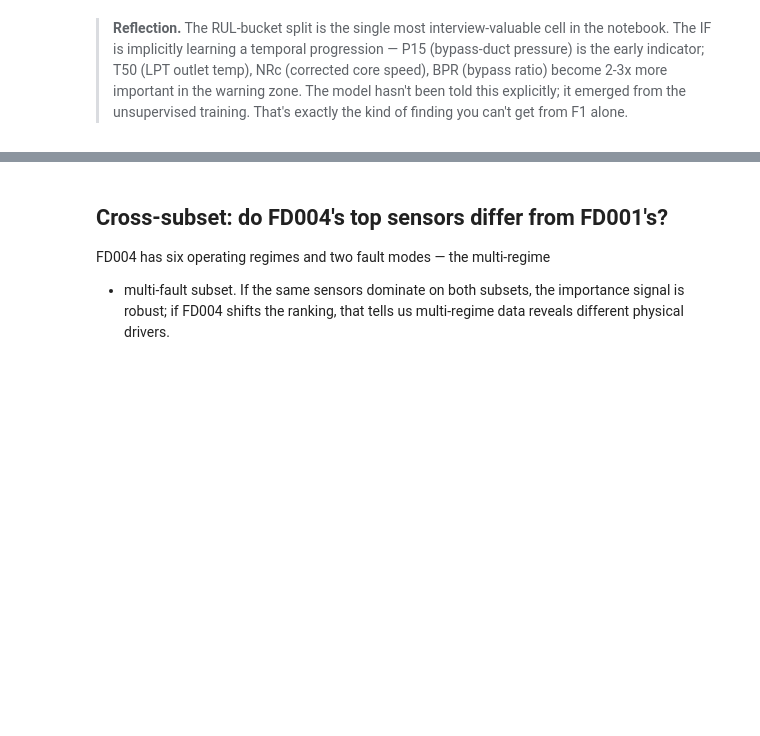
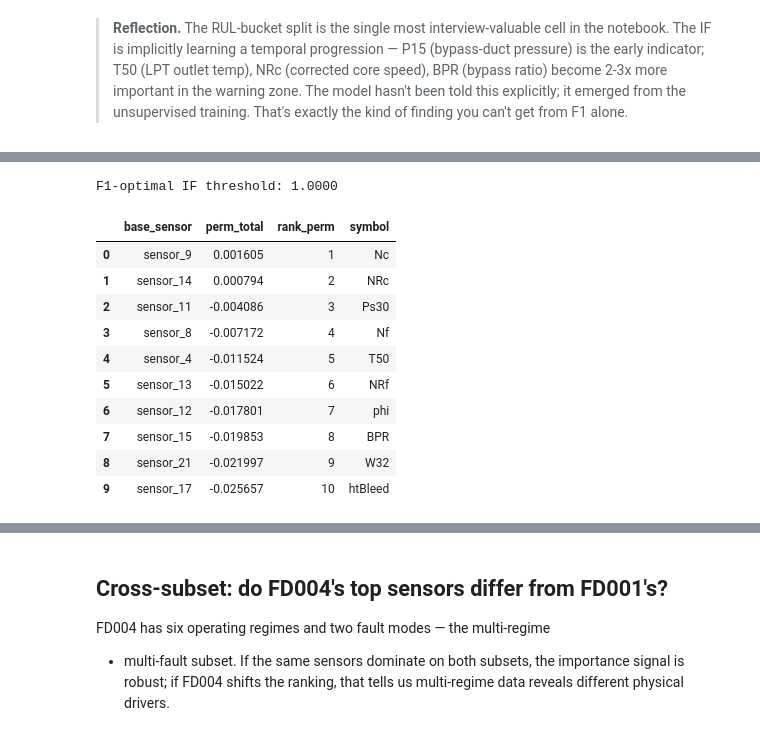
Before and after one commit to Anjanamb/sensor-anomaly-detection, a Jupyter notebook: notebooks/07_feature_importance.ipynb, the cells around one changed output, grey strips where cells are left out. Cells and saved outputs as stored; diff of their text form; code cells hidden in the pictures; blank space fills up the shorter version.

```diff
--- a/notebooks/07_feature_importance.ipynb
+++ b/notebooks/07_feature_importance.ipynb
@@ -255,0 +416,77 @@ plt.show()
+# %%
+from sklearn.base import BaseEstimator, ClassifierMixin
+from sklearn.inspection import permutation_importance
+from src.evaluation import find_optimal_threshold
+
+# Wrap the IF as a classifier-with-predict so sklearn's helper can use F1 scoring.
+# Inheriting from BaseEstimator + ClassifierMixin gives us the __sklearn_tags__
+# protocol that newer sklearn requires.
+class _IFClassifier(ClassifierMixin, BaseEstimator):
+    """Thin sklearn-compatible wrapper around IsolationForestDetector for F1 scoring."""
+    def __init__(self, detector=None, threshold=0.0):
+        self.detector = detector
+        self.threshold = threshold
+    def fit(self, X, y=None):  # no-op; already fitted
+        self.classes_ = np.array([0, 1])
+        return self
+    def predict(self, X):
+        scores = self.detector.predict(X)
+        return (scores >= self.threshold).astype(int)
+
+# Optimal threshold from full test set (matches dashboard convention)
+iso_scores = iso_001.predict(X_test)
+thr = find_optimal_threshold(y_test, iso_scores)
+print(f"F1-optimal IF threshold: {thr:.4f}")
+
+clf = _IFClassifier(detector=iso_001, threshold=thr).fit(X_test, y_test)
+
+# Permutation importance (subsample to 1000 rows to keep it quick)
+rng = np.random.default_rng(42)
+sub_idx = rng.choice(len(X_test), size=min(1000, len(X_test)), replace=False)
+perm = permutation_importance(
+    clf, X_test[sub_idx], y_test[sub_idx],
+    scoring='f1', n_repeats=5, random_state=42, n_jobs=1,
+)
+
+perm_df = pd.DataFrame({
+    'feature': feature_cols_001,
+    'perm_importance': perm.importances_mean,
+    'perm_std': perm.importances_std,
+}).sort_values('perm_importance', ascending=False).reset_index(drop=True)
+perm_df['rank_perm'] = range(1, len(perm_df) + 1)
+
+# Aggregate to per-sensor (sum across each sensor's engineered features)
+def _base_of(f):
+    for fam in ('roll_mean', 'roll_std', 'ewma', 'lag', 'diff', 'skew', 'kurt'):
+        marker = f'_{fam}_'
+        if marker in f:
+            return f.split(marker)[0]
+    return f
+
+perm_df['base_sensor'] = perm_df['feature'].apply(_base_of)
+perm_sensor = (
+    perm_df[perm_df['base_sensor'].str.startswith('sensor_')]
+    .groupby('base_sensor', as_index=False)
+    .agg(perm_total=('perm_importance', 'sum'))
+    .sort_values('perm_total', ascending=False)
+    .reset_index(drop=True)
+)
+perm_sensor['rank_perm'] = range(1, len(perm_sensor) + 1)
+perm_sensor = perm_sensor.merge(
+    SENSOR_TABLE.reset_index().rename(columns={'sensor': 'base_sensor'})[['base_sensor', 'symbol']],
+    on='base_sensor', how='left',
+)
+perm_sensor.head(10)
+# %% [output]
+F1-optimal IF threshold: 1.0000
+|  | base_sensor | perm_total | rank_perm | symbol |
+| 0 | sensor_9 | 0.001605 | 1 | Nc |
+| 1 | sensor_14 | 0.000794 | 2 | NRc |
+| 2 | sensor_11 | -0.004086 | 3 | Ps30 |
+| 3 | sensor_8 | -0.007172 | 4 | Nf |
+| 4 | sensor_4 | -0.011524 | 5 | T50 |
+| 5 | sensor_13 | -0.015022 | 6 | NRf |
+| 6 | sensor_12 | -0.017801 | 7 | phi |
+| 7 | sensor_15 | -0.019853 | 8 | BPR |
+| 8 | sensor_21 | -0.021997 | 9 | W32 |
+| 9 | sensor_17 | -0.025657 | 10 | htBleed |
```
Also changed, not shown: parts of 17 cells of this notebook, 3 other files.
